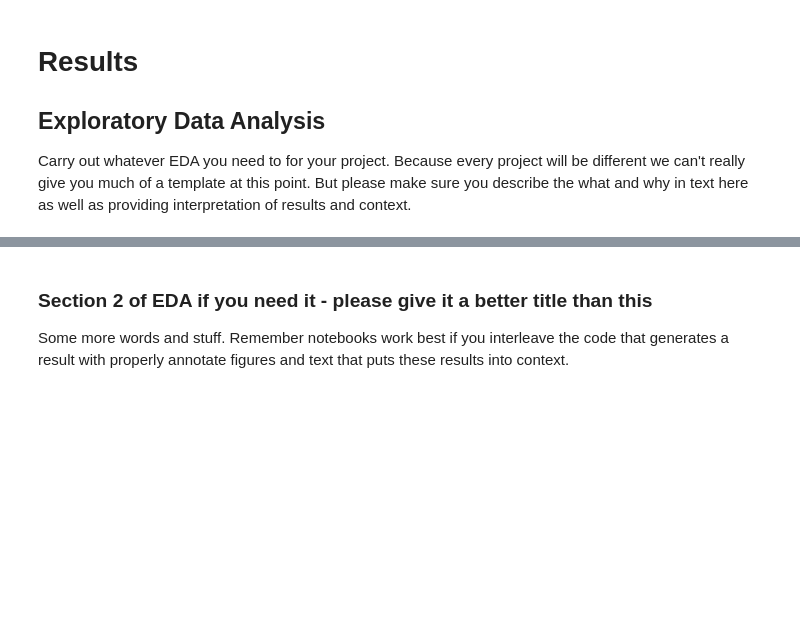
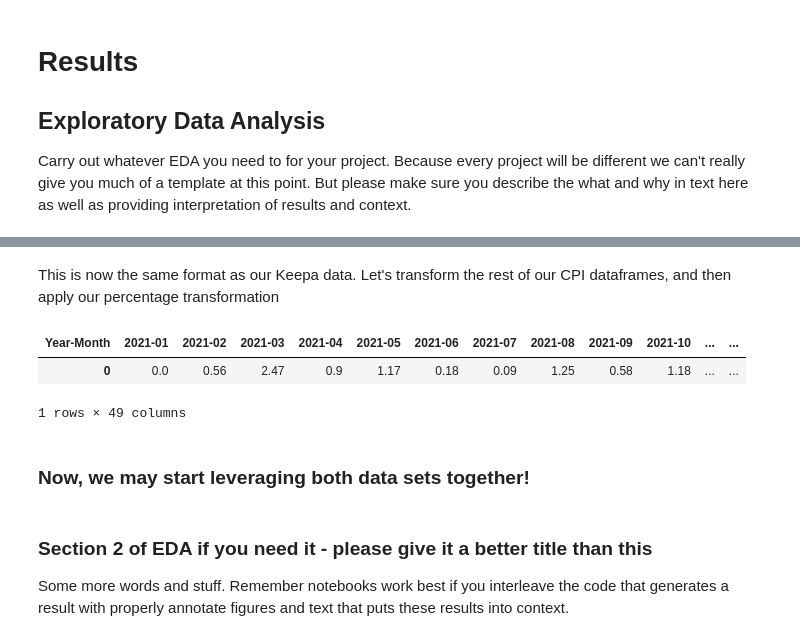
Before and after one commit to domwrm/Amazon-Pricing-Anlysis, a Jupyter notebook: EDACheckpoint_Group031_WI25.ipynb, the cells around one changed output, grey strips where cells are left out. Cells and saved outputs as stored; diff of their text form; code cells hidden in the pictures; blank space fills up the shorter version.

```diff
--- a/EDACheckpoint_Group031_WI25.ipynb
+++ b/EDACheckpoint_Group031_WI25.ipynb
@@ -625,3 +695,30 @@ grocery_perc_diff.head(10)
+# %% [markdown]
+This is now the same format as our Keepa data. Let's transform the rest of our CPI dataframes, and then apply our percentage transformation
+# %%
+apparel_perc = style_transform(apparel)
+apparel_perc = cpi_perc(apparel_perc)
+appliances_perc = style_transform(appliances)
+appliances_perc = cpi_perc(appliances_perc)
+commodities_perc = style_transform(commodities)
+commodities_perc = cpi_perc(commodities_perc)
+durables_perc = style_transform(durables)
+durables_perc = cpi_perc(durables_perc)
+nondurables_perc = style_transform(nondurables)
+nondurables_perc = cpi_perc(nondurables_perc)
+presc_drugs_perc = style_transform(presc_drugs)
+presc_drugs_perc = cpi_perc(presc_drugs_perc)
+rec_perc = style_transform(rec)
+rec_perc = cpi_perc(rec_perc)
+toys_perc = style_transform(toys)
+toys_perc = cpi_perc(toys_perc)
+
+toys_perc.head(3)
+# %% [output]
+| Year-Month | 2021-01 | 2021-02 | 2021-03 | 2021-04 | 2021-05 | 2021-06 | 2021-07 | 2021-08 | 2021-09 | 2021-10 | ... | ... |
+| 0 | 0.0 | 0.56 | 2.47 | 0.9 | 1.17 | 0.18 | 0.09 | 1.25 | 0.58 | 1.18 | ... | ... |
+1 rows × 49 columns
+# %% [markdown]
+### Now, we may start leveraging both data sets together!
 # %% [markdown]
 ### Section 2 of EDA if you need it  - please give it a better title than this
 
```
Also changed, not shown: parts of 8 cells of this notebook.
